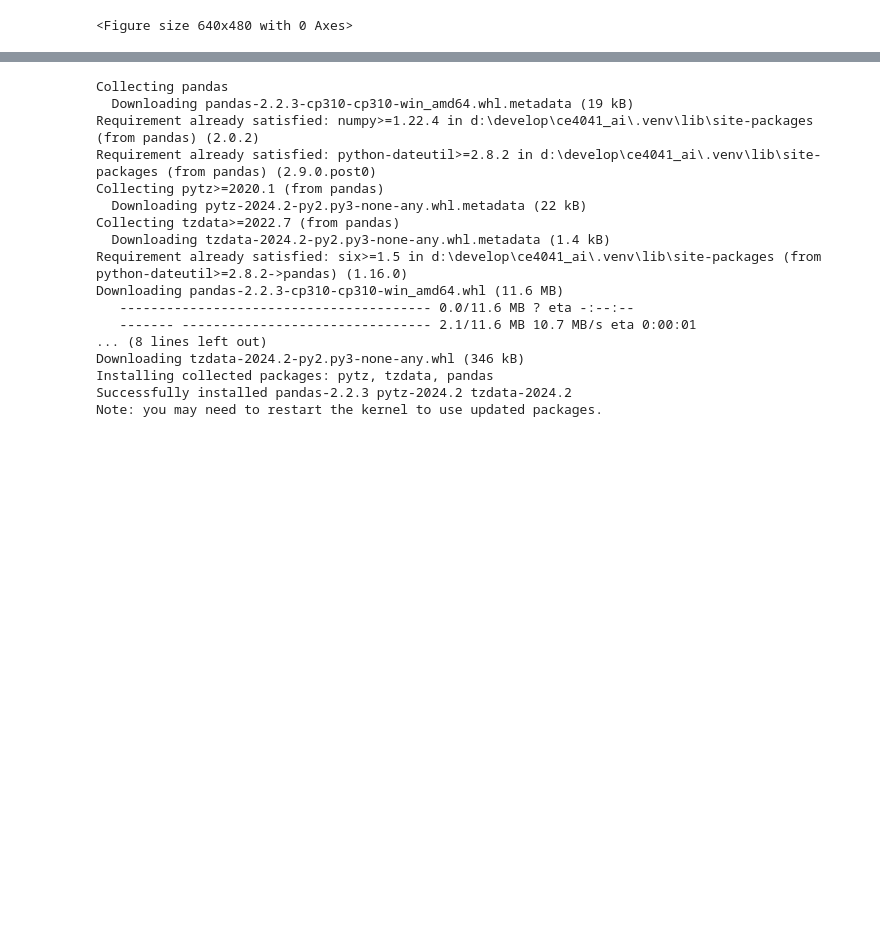
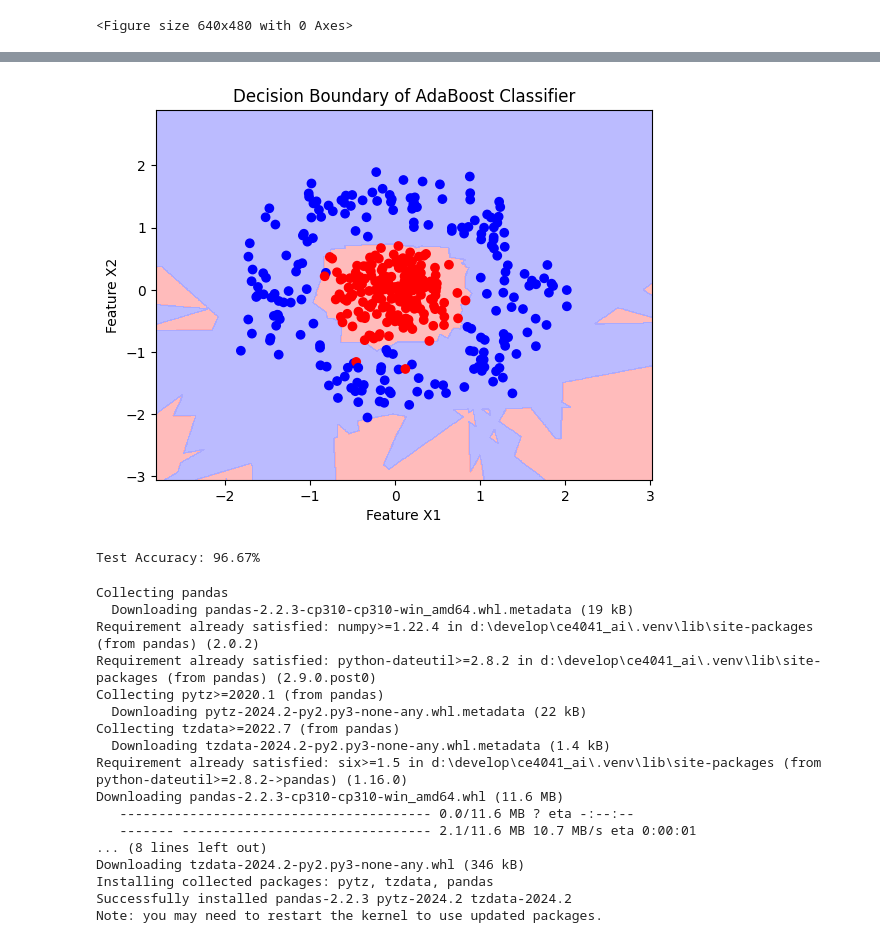
Before and after one commit to Qinyuan72/CE4041_Project_1--1-, a Jupyter notebook: Project2/V0.4/project1.ipynb, the cells around one changed output, grey strips where cells are left out. Cells and saved outputs as stored; diff of their text form; code cells hidden in the pictures; blank space fills up the shorter version.

```diff
--- a/Project2/V0.4/project1.ipynb
+++ b/Project2/V0.4/project1.ipynb
@@ -381,3 +384,61 @@ if __name__ == "__main__":
+# %%
+
+# --------------------------------------------------------------------------------------------------
+# Plot Functions
+# --------------------------------------------------------------------------------------------------
+def plot_decision_boundary(X, y, adaboost, classifiers, alphas, Ntest):
+    resolution = 0.01
+    x_min, x_max = X[:, 0].min() - 1, X[:, 0].max() + 1
+    y_min, y_max = X[:, 1].min() - 1, X[:, 1].max() + 1
+    xx, yy = np.meshgrid(np.arange(x_min, x_max, resolution),
+                         np.arange(y_min, y_max, resolution))
+    grid_points = np.c_[xx.ravel(), yy.ravel()]
+    Z, _ = adaboost.predict(grid_points, classifiers[:Ntest], alphas[:Ntest])
+    Z = Z.reshape(xx.shape)
+
+    plt.contourf(xx, yy, Z, alpha=0.8, cmap=ListedColormap(["#FFAAAA", "#AAAAFF"]))
+    plt.scatter(X[:, 0], X[:, 1], c=y, cmap=ListedColormap(["#FF0000", "#0000FF"]))
+    plt.title("Decision Boundary of AdaBoost Classifier")
+    plt.xlabel("Feature X1")
+    plt.ylabel("Feature X2")
+    plt.show()
+
+# --------------------------------------------------------------------------------------------------
+# Main Function
+# --------------------------------------------------------------------------------------------------
+def main():
+    # Load data
+    train_file = './adaboost-train-24.txt'
+    test_file = './adaboost-test-24.txt'
+    column_names = ['X1', 'X2', 'Y']
+    df_train = pd.read_csv(train_file, sep=r'\s+', header=None, names=column_names)
+    df_test = pd.read_csv(test_file, sep=r'\s+', header=None, names=column_names)
+    X_train = df_train[['X1', 'X2']].to_numpy()
+    Y_train = df_train['Y'].to_numpy()
+    X_test = df_test[['X1', 'X2']].to_numpy()
+    Y_test = df_test['Y'].to_numpy()
+
+    # Initialize AdaBoost
+    weak_classifier_ = CustomWeakClassifier()
+    adaboost = AdaBoost(weak_classifier_strategy=weak_classifier_)
+    classifiers, alphas = adaboost.train(X_train, Y_train, ITERATIONS)
+
+    # Plot decision boundary
+    plot_decision_boundary(X_train, Y_train, adaboost, classifiers, alphas, ITERATIONS)
+
+    # Evaluate on test data
+    y_test_pred, _ = adaboost.predict(X_test, classifiers, alphas)
+    test_accuracy = accuracy_score(Y_test, y_test_pred)
+    print(f"Test Accuracy: {test_accuracy:.2%}")
+
+# --------------------------------------------------------------------------------------------------
+# Run the main program
+# --------------------------------------------------------------------------------------------------
+if __name__ == "__main__":
+    main()
+# %% [output]
+[figure, added]
+Test Accuracy: 96.67%
 # %%
 pip install pandas
 # %% [output]
```
Also changed, not shown: parts of 1 cell of this notebook, 2 other files.
